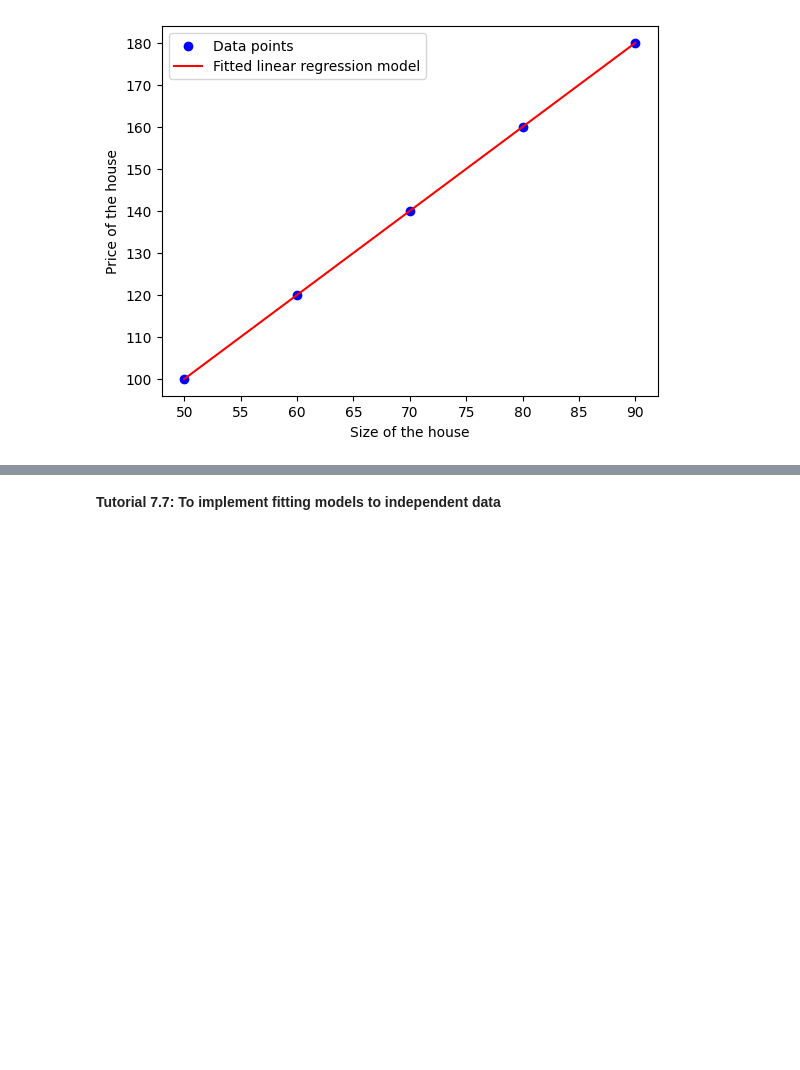
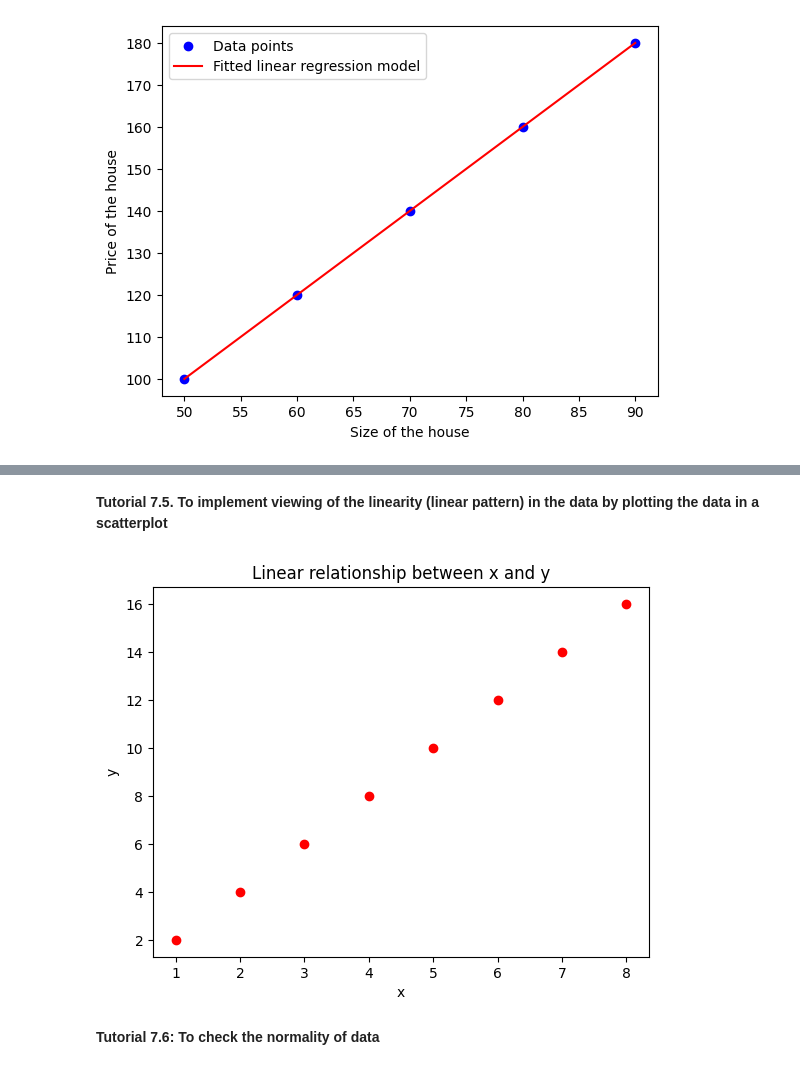
Before and after one commit to bpbpublications/Statistics-for-Data-Scientists-and-Analysts, a Jupyter notebook: notebooks/chapter7/chapter7.ipynb, the cells around one changed output, grey strips where cells are left out. Saved outputs shown, nothing was run; the diff lists cells and outputs as text; code cells hidden in the pictures; blank space fills up the shorter version.

```diff
--- a/notebooks/chapter7/chapter7.ipynb
+++ b/notebooks/chapter7/chapter7.ipynb
@@ -139,2 +118,20 @@ plt.show()
+# %% [markdown]
+**Tutorial 7.5. To implement viewing of the linearity (linear pattern) in the data by plotting the data in a scatterplot**
+# %%
+import matplotlib.pyplot as plt
+# Define the x and y variables
+x = [1, 2, 3, 4, 5, 6, 7, 8]
+y = [2, 4, 6, 8, 10, 12, 14, 16]
+# Create a scatter plot
+plt.scatter(x, y, color="red", marker="o")
+# Add labels and title
+plt.xlabel("x")
+plt.ylabel("y")
+plt.title("Linear relationship between x and y")
+# Save the figure
+plt.savefig('linearity.png', dpi=600, bbox_inches='tight')
+plt.show()
+# %% [output]
+[figure, added]
 # %% [markdown]
-**Tutorial 7.7: To implement fitting models to independent data**
+**Tutorial 7.6: To check the normality of data**
```
Also changed, not shown: parts of 11 cells of this notebook.
